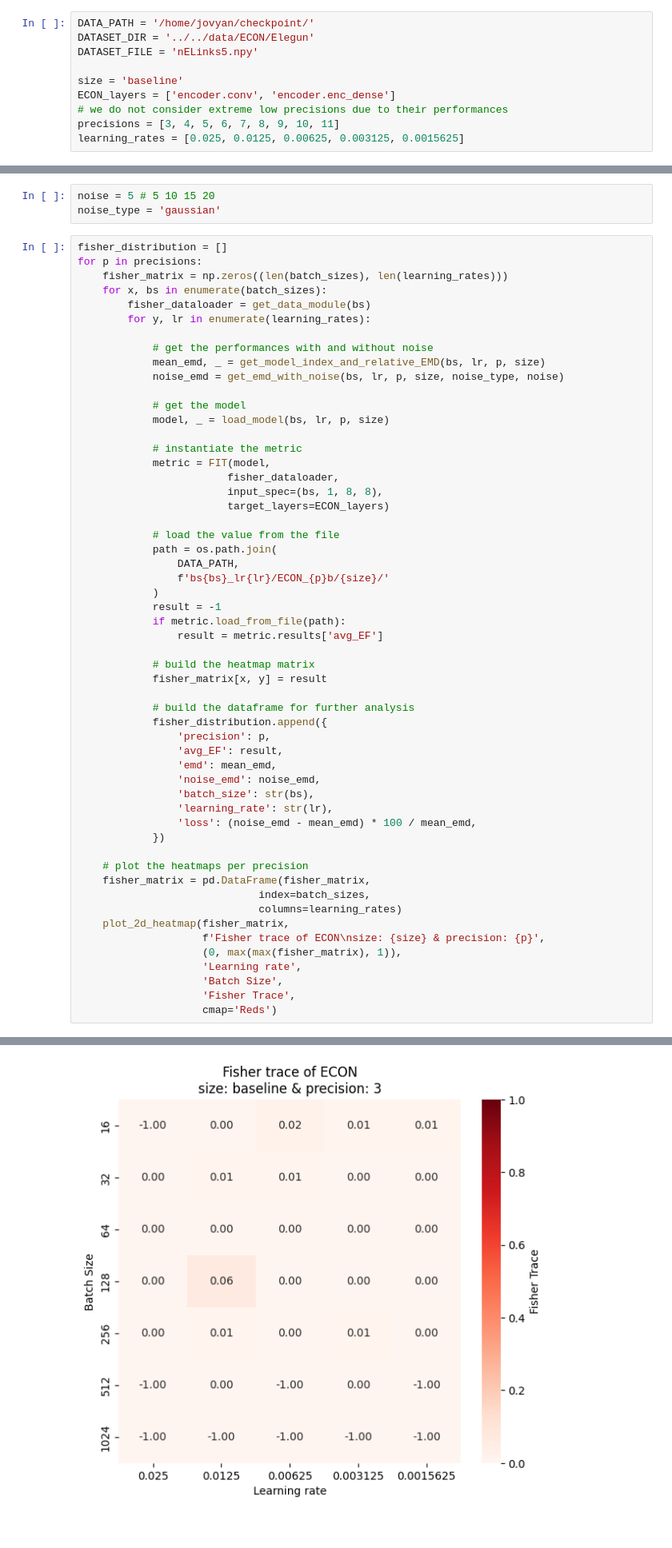
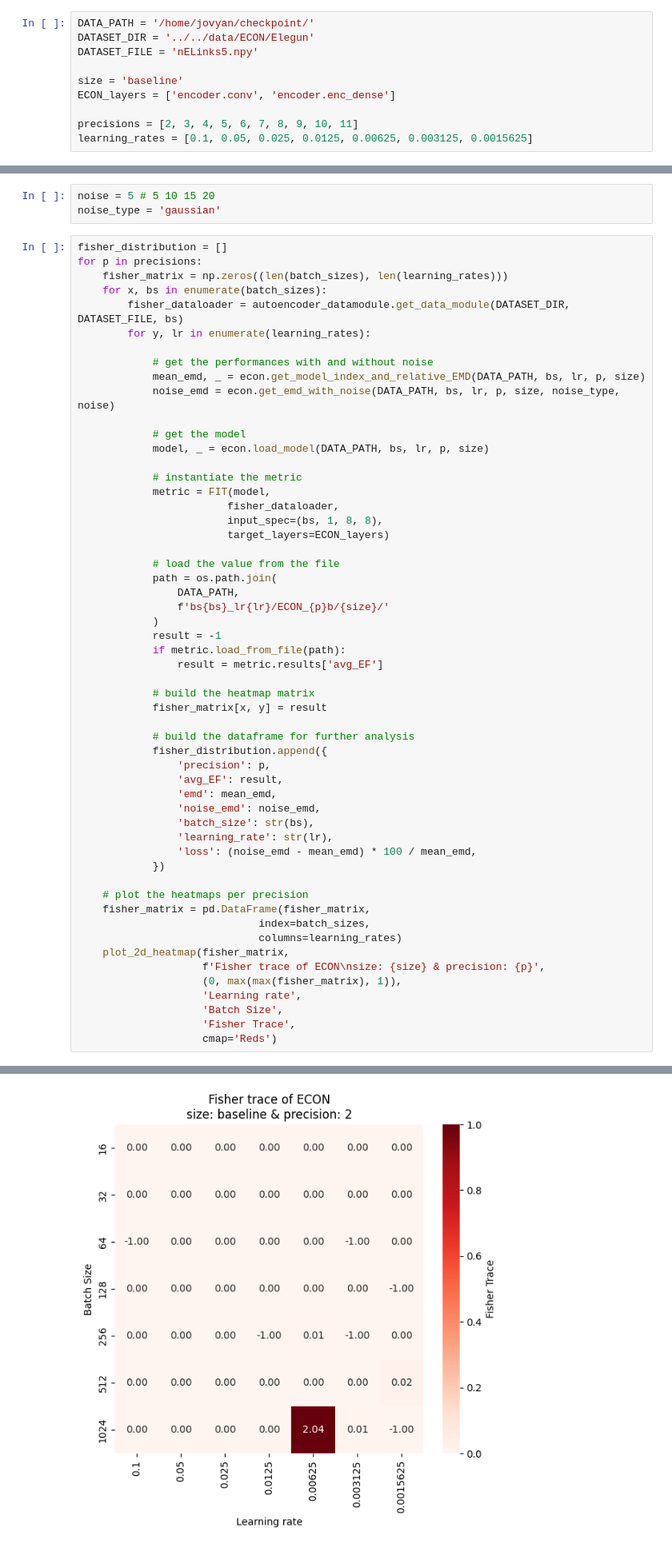
Before and after one commit to Vis4SciML/loss_landscape_taxonomy, a Jupyter notebook: workspace/notebooks/fisher_analysis.ipynb, the cells around one changed output, grey strips where cells are left out. Shown at 80% size. Saved outputs shown, nothing was run; the diff lists cells and outputs as text.

Commit message:
fix bug with the econ test script

```diff
--- a/workspace/notebooks/fisher_analysis.ipynb
+++ b/workspace/notebooks/fisher_analysis.ipynb
@@ -101,6 +101,6 @@ DATASET_FILE = 'nELinks5.npy'
 
 size = 'baseline'
 ECON_layers = ['encoder.conv', 'encoder.enc_dense']
-# we do not consider extreme low precisions due to their performances
-precisions = [3, 4, 5, 6, 7, 8, 9, 10, 11]
-learning_rates = [0.025, 0.0125, 0.00625, 0.003125, 0.0015625]
+
+precisions = [2, 3, 4, 5, 6, 7, 8, 9, 10, 11]
+learning_rates = [0.1, 0.05, 0.025, 0.0125, 0.00625, 0.003125, 0.0015625]
@@ -259,15 +156,15 @@ fisher_distribution = []
 for p in precisions:
     fisher_matrix = np.zeros((len(batch_sizes), len(learning_rates)))
     for x, bs in enumerate(batch_sizes):
-        fisher_dataloader = get_data_module(bs)
+        fisher_dataloader = autoencoder_datamodule.get_data_module(DATASET_DIR, DATASET_FILE, bs)
         for y, lr in enumerate(learning_rates):
 
             # get the performances with and without noise
-            mean_emd, _ = get_model_index_and_relative_EMD(bs, lr, p, size)
-            noise_emd = get_emd_with_noise(bs, lr, p, size, noise_type, noise)
+            mean_emd, _ = econ.get_model_index_and_relative_EMD(DATA_PATH, bs, lr, p, size)
+            noise_emd = econ.get_emd_with_noise(DATA_PATH, bs, lr, p, size, noise_type, noise)
 
             # get the model
-            model, _ = load_model(bs, lr, p, size)
+            model, _ = econ.load_model(DATA_PATH, bs, lr, p, size)
 
             # instantiate the metric
             metric = FIT(model,
@@ -327,4 +224,4 @@ File fisher.pkl not found!
 0 encoder.conv 72
 1 encoder.enc_dense 2048
 File fisher.pkl not found!
-[figure, old version]
+[figure, new version]
```
Also changed, not shown: parts of 7 cells of this notebook, 7 other files.
